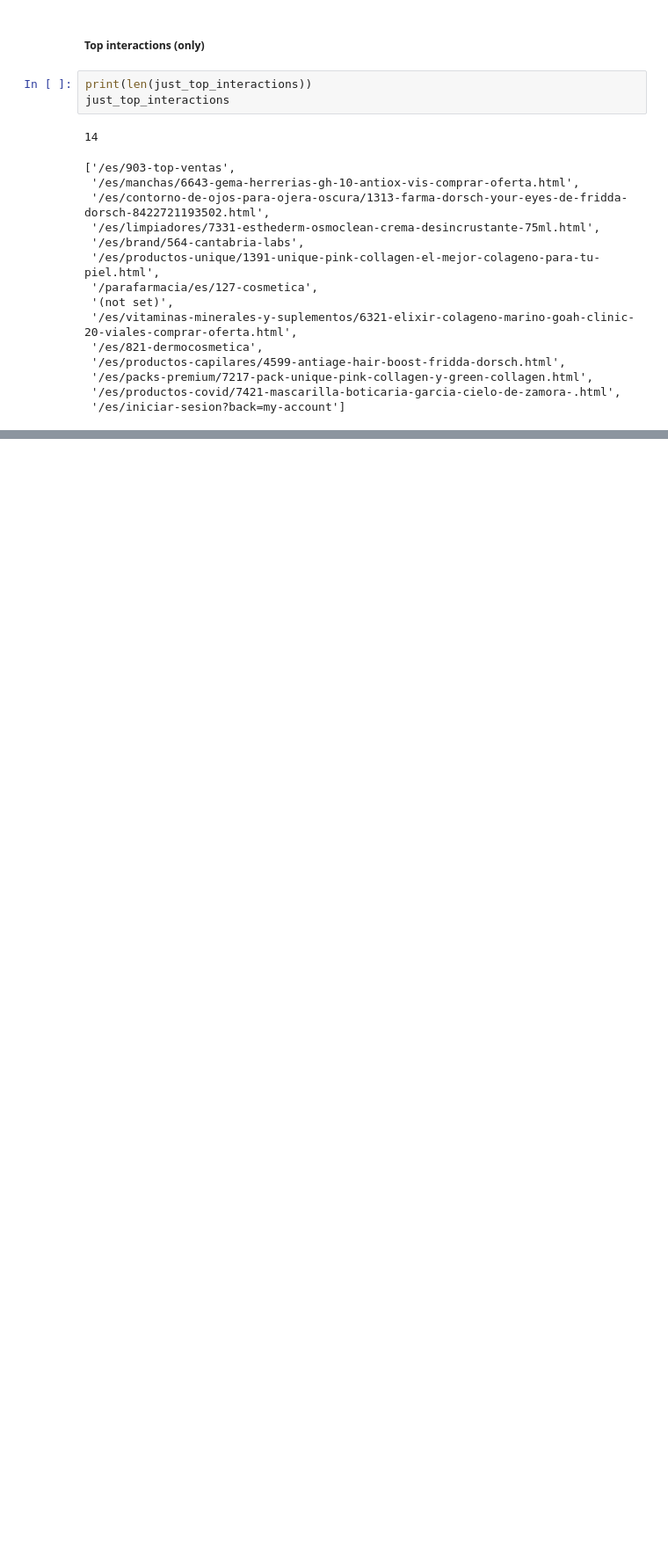
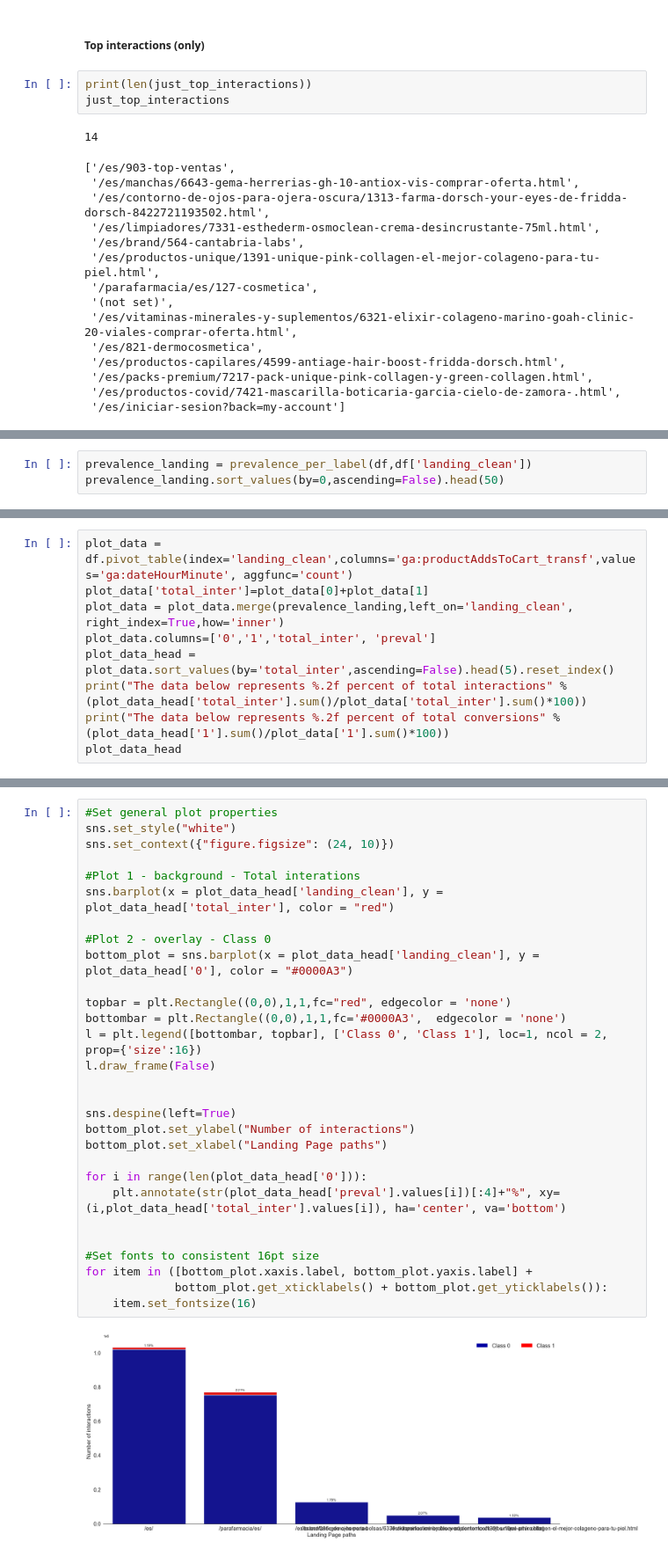
Before and after one commit to Laurajmoreno/ML_and_CRO, a Jupyter notebook: CATEGORICAL DATA - DATA EXPLORATION AND FEATURE ENGINEERING-fulldata.ipynb, the cells around one changed output, grey strips where cells are left out. Shown at 88% size. Drawn from its saved outputs; the diff is of its cells as text; blank space fills up the shorter version.

```diff
--- a/CATEGORICAL DATA - DATA EXPLORATION AND FEATURE ENGINEERING-fulldata.ipynb
+++ b/CATEGORICAL DATA - DATA EXPLORATION AND FEATURE ENGINEERING-fulldata.ipynb
@@ -4804,0 +4772,3 @@ just_top_interactions
+# %%
+prevalence_landing = prevalence_per_label(df,df['landing_clean'])
+prevalence_landing.sort_values(by=0,ascending=False).head(50)
@@ -4804,0 +4874,9 @@ just_top_interactions
+# %%
+plot_data = df.pivot_table(index='landing_clean',columns='ga:productAddsToCart_transf',values='ga:dateHourMinute', aggfunc='count')
+plot_data['total_inter']=plot_data[0]+plot_data[1]
+plot_data = plot_data.merge(prevalence_landing,left_on='landing_clean', right_index=True,how='inner')
+plot_data.columns=['0','1','total_inter', 'preval']
+plot_data_head = plot_data.sort_values(by='total_inter',ascending=False).head(5).reset_index()
+print("The data below represents %.2f percent of total interactions" % (plot_data_head['total_inter'].sum()/plot_data['total_inter'].sum()*100))
+print("The data below represents %.2f percent of total conversions" % (plot_data_head['1'].sum()/plot_data['1'].sum()*100))
+plot_data_head
@@ -4804,0 +4892,31 @@ just_top_interactions
+# %%
+#Set general plot properties
+sns.set_style("white")
+sns.set_context({"figure.figsize": (24, 10)})
+
+#Plot 1 - background - Total interations
+sns.barplot(x = plot_data_head['landing_clean'], y = plot_data_head['total_inter'], color = "red")
+
+#Plot 2 - overlay - Class 0
+bottom_plot = sns.barplot(x = plot_data_head['landing_clean'], y = plot_data_head['0'], color = "#0000A3")
+
+topbar = plt.Rectangle((0,0),1,1,fc="red", edgecolor = 'none')
+bottombar = plt.Rectangle((0,0),1,1,fc='#0000A3',  edgecolor = 'none')
+l = plt.legend([bottombar, topbar], ['Class 0', 'Class 1'], loc=1, ncol = 2, prop={'size':16})
+l.draw_frame(False)
+
+
+sns.despine(left=True)
+bottom_plot.set_ylabel("Number of interactions")
+bottom_plot.set_xlabel("Landing Page paths")
+
+for i in range(len(plot_data_head['0'])):
+    plt.annotate(str(plot_data_head['preval'].values[i])[:4]+"%", xy=(i,plot_data_head['total_inter'].values[i]), ha='center', va='bottom')
+
+
+#Set fonts to consistent 16pt size
+for item in ([bottom_plot.xaxis.label, bottom_plot.yaxis.label] +
+             bottom_plot.get_xticklabels() + bottom_plot.get_yticklabels()):
+    item.set_fontsize(16)
+# %% [output]
+[figure, added]
```
Also changed, not shown: parts of 38 cells of this notebook, 2 other files.
